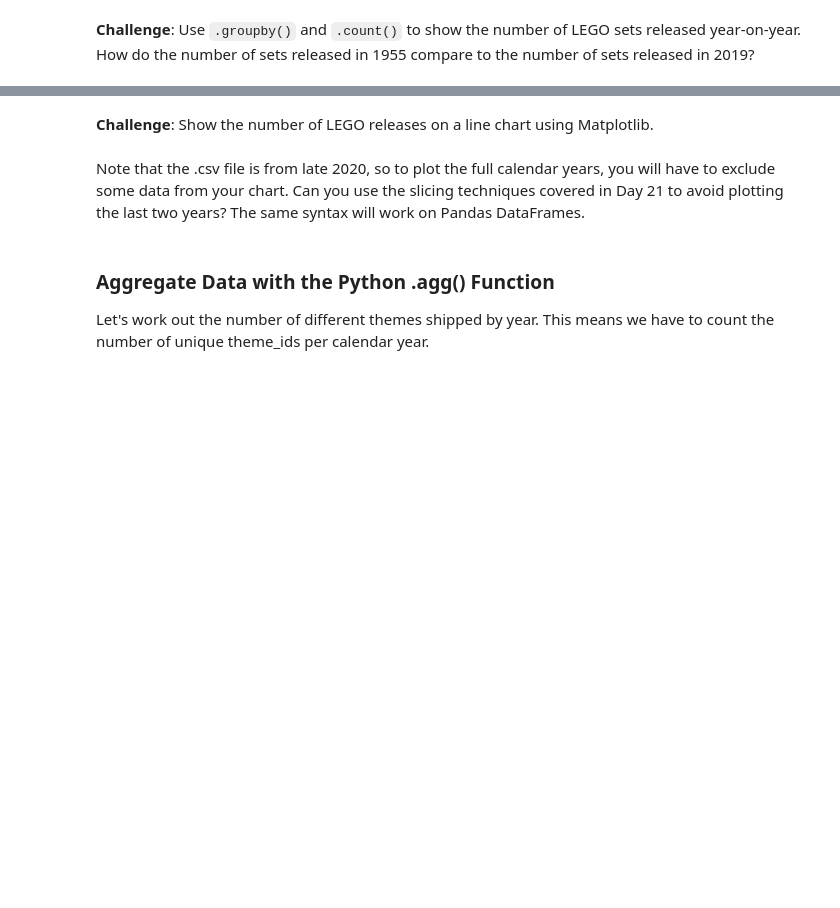
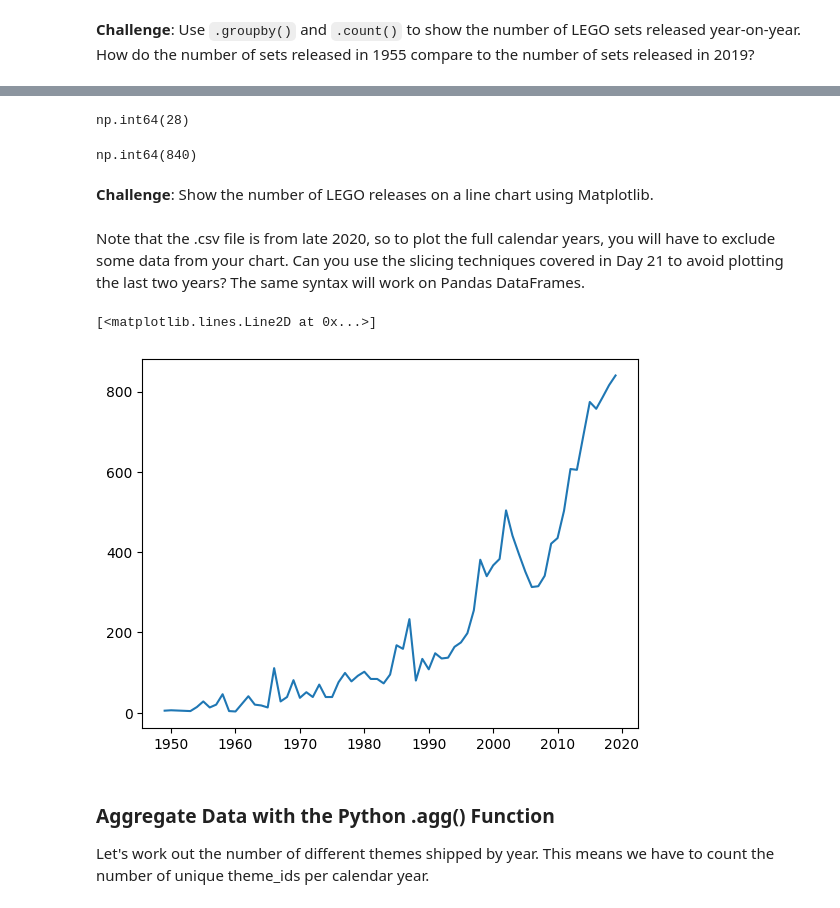
Before and after one commit to mfarhancode/100-days-of-code-python-bootcamp, a Jupyter notebook: day_74_aggregate_and_merge_data_with_pandas/Lego_Analysis_for_Course.ipynb, the cells around one changed output, grey strips where cells are left out. Cells and saved outputs as stored; diff of their text form; code cells hidden in the pictures; blank space fills up the shorter version.

```diff
--- a/day_74_aggregate_and_merge_data_with_pandas/Lego_Analysis_for_Course.ipynb
+++ b/day_74_aggregate_and_merge_data_with_pandas/Lego_Analysis_for_Course.ipynb
@@ -41,3 +82,6 @@ A lego set is a particular box of LEGO or product. Therefore, a single theme typ
 The <code>sets.csv</code> data contains a list of sets over the years and the number of parts that each of these sets contained.
 
 **Challenge**: Read the sets.csv data and take a look at the first and last couple of rows.
+# %%
+sets_df = pd.read_csv('data/sets.csv')
+sets_df
@@ -50,2 +134,6 @@ The <code>sets.csv</code> data contains a list of sets over the years and the nu
 # %% [markdown]
 **Challenge**: Use <code>.groupby()</code> and <code>.count()</code> to show the number of LEGO sets released year-on-year. How do the number of sets released in 1955 compare to the number of sets released in 2019?
+# %%
+temp = sets_df.groupby('year').count()
+sets_by_year = pd.Series(temp['set_num'], index=temp.index)
+sets_by_year.head()
@@ -52,7 +148,20 @@ The <code>sets.csv</code> data contains a list of sets over the years and the nu
+# %%
+sets_by_year.loc[1955]
+# %% [output]
+np.int64(28)
+# %%
+sets_by_year.loc[2019]
+# %% [output]
+np.int64(840)
 # %% [markdown]
 **Challenge**: Show the number of LEGO releases on a line chart using Matplotlib. <br>
 <br>
 Note that the .csv file is from late 2020, so to plot the full calendar years, you will have to exclude some data from your chart. Can you use the slicing techniques covered in Day 21 to avoid plotting the last two years? The same syntax will work on Pandas DataFrames.
+# %%
+plt.plot(sets_by_year.iloc[:-2])
+# %% [output]
+[<matplotlib.lines.Line2D at 0x...>]
+[figure, added]
 # %% [markdown]
 ### Aggregate Data with the Python .agg() Function
 
```
Also changed, not shown: parts of 33 cells of this notebook.
